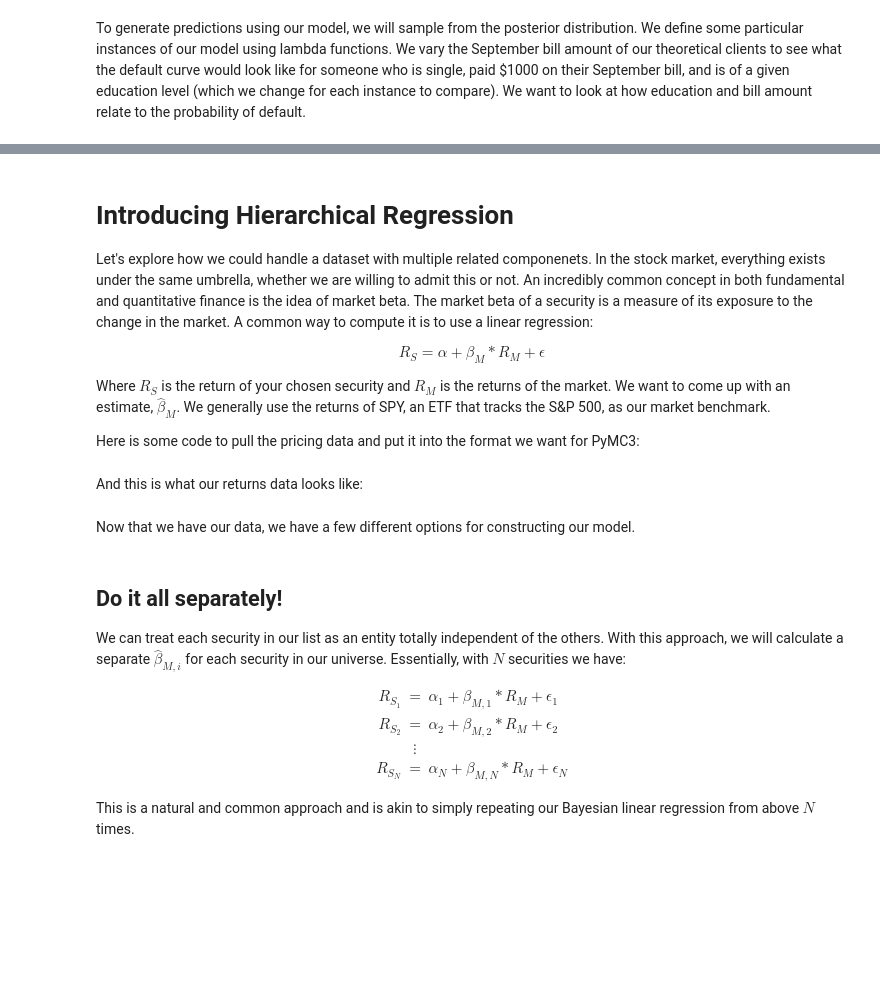
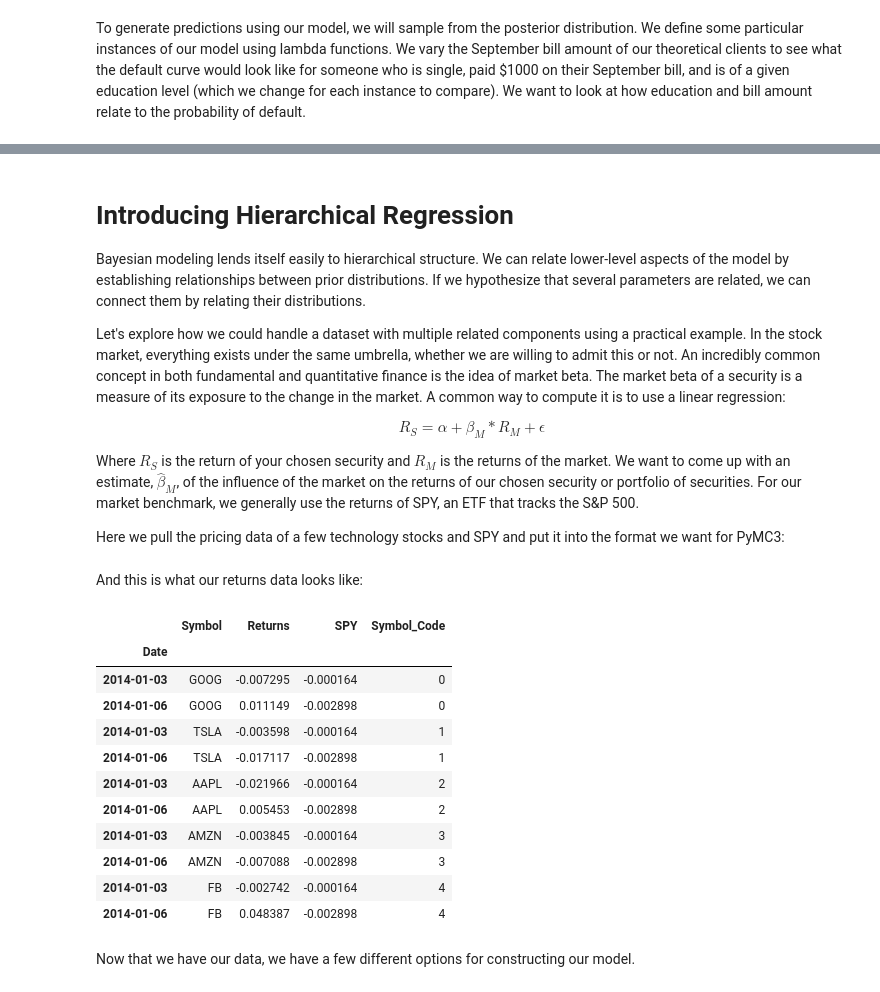
Before and after one commit to pydata/pydata-cookbook, a Jupyter notebook: papers/maxwell_margenot/bayesian_linear_regression.ipynb, the cells around one changed output, grey strips where cells are left out. Saved outputs shown, nothing was run; the diff lists cells and outputs as text; code cells hidden in the pictures; blank space fills up the shorter version.

```diff
--- a/papers/maxwell_margenot/bayesian_linear_regression.ipynb
+++ b/papers/maxwell_margenot/bayesian_linear_regression.ipynb
@@ -284,13 +290,15 @@ plt.xlabel('Odds Ratio');
 # %% [markdown]
 # Introducing Hierarchical Regression
 
-Let's explore how we could handle a dataset with multiple related componenets. In the stock market, everything exists under the same umbrella, whether we are willing to admit this or not. An incredibly common concept in both fundamental and quantitative finance is the idea of market beta. The market beta of a security is a measure of its exposure to the change in the market. A common way to compute it is to use a linear regression:
+Bayesian modeling lends itself easily to hierarchical structure. We can relate lower-level aspects of the model by establishing relationships between prior distributions. If we hypothesize that several parameters are related, we can connect them by relating their distributions.
+
+Let's explore how we could handle a dataset with multiple related components using a practical example. In the stock market, everything exists under the same umbrella, whether we are willing to admit this or not. An incredibly common concept in both fundamental and quantitative finance is the idea of market beta. The market beta of a security is a measure of its exposure to the change in the market. A common way to compute it is to use a linear regression:
 
 $$ R_S = \alpha + \beta_M * R_M + \epsilon $$
 
-Where $R_S$ is the return of your chosen security and $R_M$ is the returns of the market. We want to come up with an estimate, $\hat{\beta}_M$. We generally use the returns of SPY, an ETF that tracks the S&P 500, as our market benchmark.
+Where $R_S$ is the return of your chosen security and $R_M$ is the returns of the market. We want to come up with an estimate, $\hat{\beta}_M$, of the influence of the market on the returns of our chosen security or portfolio of securities. For our market benchmark, we generally use the returns of SPY, an ETF that tracks the S&P 500.
 
-Here is some code to pull the pricing data and put it into the format we want for PyMC3:
+Here we pull the pricing data of a few technology stocks and SPY and put it into the format we want for PyMC3:
 # %%
 import datetime
 import pandas_datareader.data as web
@@ -328,19 +337,19 @@ stock_idx = returns.Symbol_Code.values
 # %% [markdown]
 And this is what our returns data looks like:
 # %%
-returns.groupby('Symbol').head()
+returns.groupby('Symbol').head(2)
+# %% [output]
+|  | Symbol | Returns | SPY | Symbol_Code |
+| Date |  |  |  |  |
+| 2014-01-03 | GOOG | -0.007295 | -0.000164 | 0 |
+| 2014-01-06 | GOOG | 0.011149 | -0.002898 | 0 |
+| 2014-01-03 | TSLA | -0.003598 | -0.000164 | 1 |
+| 2014-01-06 | TSLA | -0.017117 | -0.002898 | 1 |
+| 2014-01-03 | AAPL | -0.021966 | -0.000164 | 2 |
+| 2014-01-06 | AAPL | 0.005453 | -0.002898 | 2 |
+| 2014-01-03 | AMZN | -0.003845 | -0.000164 | 3 |
+| 2014-01-06 | AMZN | -0.007088 | -0.002898 | 3 |
+| 2014-01-03 | FB | -0.002742 | -0.000164 | 4 |
+| 2014-01-06 | FB | 0.048387 | -0.002898 | 4 |
 # %% [markdown]
 Now that we have our data, we have a few different options for constructing our model.
-# %% [markdown]
-## Do it all separately!
-
-We can treat each security in our list as an entity totally independent of the others. With this approach, we will calculate a separate $\hat{\beta}_{M,i}$ for each security in our universe. Essentially, with $N$ securities we have:
-
-\begin{eqnarray*}
-R_{S_1} &=& \alpha_1 + \beta_{M,1} * R_M + \epsilon_1\\
-R_{S_2} &=& \alpha_2 + \beta_{M,2} * R_M + \epsilon_2\\
-        &\vdots& \\
-R_{S_N} &=& \alpha_N + \beta_{M,N} * R_M + \epsilon_N
-\end{eqnarray*}
-
-This is a natural and common approach and is akin to simply repeating our Bayesian linear regression from above $N$ times.
```
Also changed, not shown: parts of 49 cells of this notebook, 1 other file.
